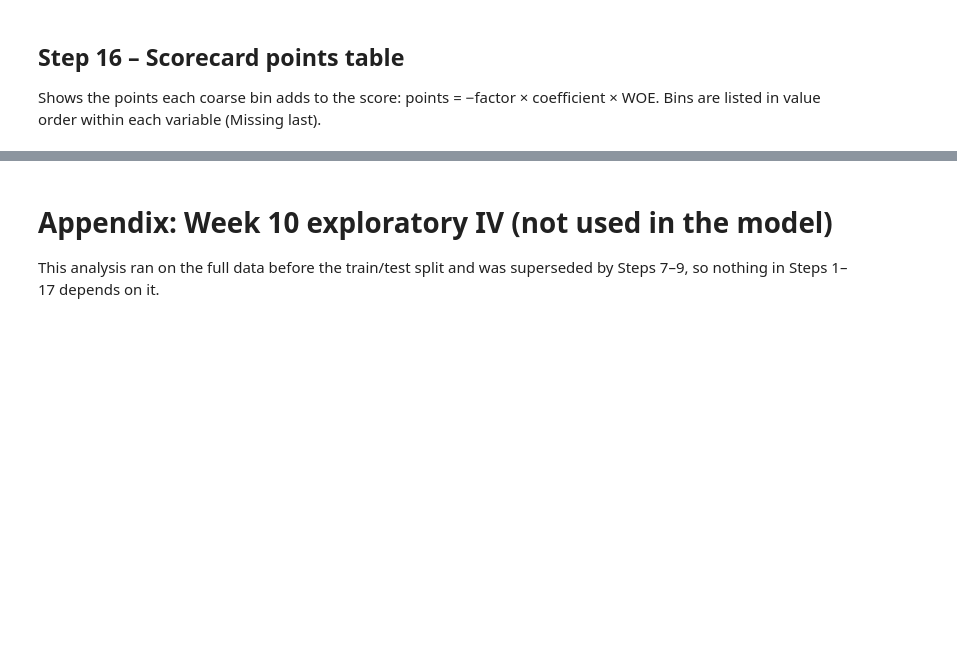
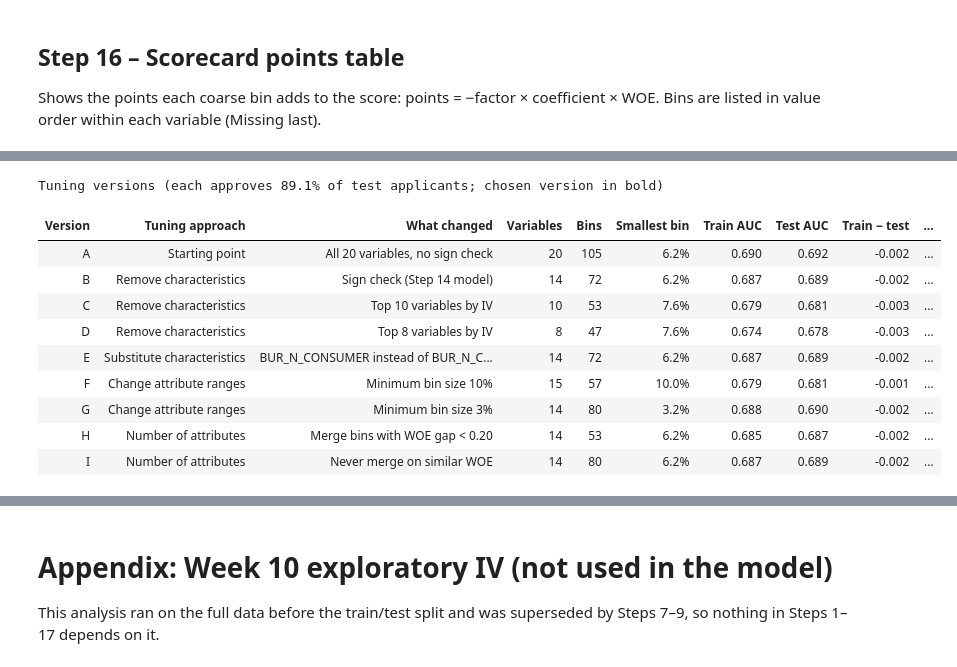
Before and after one commit to raykeat/fin-analytics-proj, a Jupyter notebook: is453_project_new.ipynb, the cells around one changed output, grey strips where cells are left out. Saved outputs shown, nothing was run; the diff lists cells and outputs as text; code cells hidden in the pictures; blank space fills up the shorter version.

```diff
--- a/is453_project_new.ipynb
+++ b/is453_project_new.ipynb
@@ -1269,0 +1368,78 @@ Base points: 580.1
+# %%
+def tune_build(features, min_bin_pct=0.05, woe_gap=0.05):
+    """Coarse-class and WOE-encode a list of variables with the Step 12 rules, using different settings."""
+    results = {f: coarse_class(fine_info[f]['fine_groups'], fine_info[f]['model'], n_train,
+                               min_bin_pct=min_bin_pct, woe_gap=woe_gap) for f in features}
+    kept = sorted([f for f in features if results[f]['status'] == 'Kept'], key=lambda f: -results[f]['coarse_iv'])
+    tr, te = pd.DataFrame(index=train_df.index), pd.DataFrame(index=test_df.index)
+    for f in kept:
+        woe_by_id = {i: g['woe'] for g in results[f]['groups'] for i in g['ids']}
+        tr[f] = fine_info[f]['train_ids'].map(woe_by_id)
+        te[f] = fine_info[f]['test_ids'].map(woe_by_id).fillna(0.0)
+    return results, kept, tr, te
+
+
+def tune_fit(features, tr, fix_signs=True):
+    """Fit logistic regression; if fix_signs, apply the Step 14 rule (remove the most positive coefficient, refit)."""
+    features = list(features)
+    while True:
+        model = LogisticRegression(solver='liblinear', max_iter=1000, random_state=453).fit(tr[features], train_df['TARGET'])
+        coefs = pd.Series(model.coef_[0], index=features)
+        if not fix_signs or (coefs <= 0).all():
+            return features, model
+        features.remove(coefs.idxmax())
+
+
+approval_rate = float((np.asarray(test_score) >= cutoff_score).mean())     # share approved by the final model at cutoff 560
+
+
+def tune_row(version, method, change, pool, min_bin_pct=0.05, woe_gap=0.05, fix_signs=True, top_n=None):
+    results, kept, tr, te = tune_build(pool, min_bin_pct, woe_gap)
+    features, model = tune_fit(kept, tr, fix_signs)
+    if top_n:                                   # keep the top N by coarse IV from the sign-checked list, then refit
+        features, model = tune_fit(features[:top_n], tr, fix_signs)
+    p_tr, p_te = model.predict_proba(tr[features])[:, 1], model.predict_proba(te[features])[:, 1]
+    approved = p_te <= np.quantile(p_te, approval_rate)
+    auc_tr, auc_te = roc_auc_score(train_df['TARGET'], p_tr), roc_auc_score(test_df['TARGET'], p_te)
+    smallest = min(results[f]['min_bin_pct'] for f in features)
+    positives = int((model.coef_[0] > 0).sum())
+    return {'Version': version, 'Tuning approach': method, 'What changed': change,
+            'Variables': len(features), 'Bins': sum(results[f]['n_bins'] for f in features),
+            'Smallest bin': smallest, 'Train AUC': auc_tr, 'Test AUC': auc_te, 'Train − test': auc_tr - auc_te,
+            'Defaulters approved': int(test_df['TARGET'][approved].sum()),
+            'Meets rules': 'Yes' if smallest >= 0.05 and positives == 0 else
+                           ('No: positive coefficients' if positives else 'No: bin under 5%')}
+
+
+swap_pool = [f for f in corr_survivors if f != 'BUR_N_CLOSED'] + ['BUR_N_CONSUMER']
+tuning_table = pd.DataFrame([
+    tune_row('A', 'Starting point', 'All 20 variables, no sign check', corr_survivors, fix_signs=False),
+    tune_row('B', 'Remove characteristics', 'Sign check (Step 14 model)', corr_survivors),
+    tune_row('C', 'Remove characteristics', 'Top 10 variables by IV', corr_survivors, top_n=10),
+    tune_row('D', 'Remove characteristics', 'Top 8 variables by IV', corr_survivors, top_n=8),
+    tune_row('E', 'Substitute characteristics', 'BUR_N_CONSUMER instead of BUR_N_CLOSED', swap_pool),
+    tune_row('F', 'Change attribute ranges', 'Minimum bin size 10%', corr_survivors, min_bin_pct=0.10),
+    tune_row('G', 'Change attribute ranges', 'Minimum bin size 3%', corr_survivors, min_bin_pct=0.03),
+    tune_row('H', 'Number of attributes', 'Merge bins with WOE gap < 0.20', corr_survivors, woe_gap=0.20),
+    tune_row('I', 'Number of attributes', 'Never merge on similar WOE', corr_survivors, woe_gap=0.0),
+])
+display(tuning_table.style
+        .format({'Smallest bin': '{:.1%}', 'Train AUC': '{:.3f}', 'Test AUC': '{:.3f}', 'Train − test': '{:+.3f}', 'Defaulters approved': '{:,}'})
+        .apply(lambda row: ['font-weight: bold' if row['Version'] == 'B' else ''] * len(row), axis=1)
+        .hide(axis='index').set_caption(f'Tuning versions (each approves {approval_rate:.1%} of test applicants; chosen version in bold)'))
+
+# The chosen version must be the model already fitted in Step 14 (used by Steps 15, 16 and 19)
+chosen = tuning_table.set_index('Version').loc['B']
+assert chosen['Variables'] == len(final_features) and np.isclose(chosen['Test AUC'], test_auc)
+# %% [output]
+Tuning versions (each approves 89.1% of test applicants; chosen version in bold)
+| Version | Tuning approach | What changed | Variables | Bins | Smallest bin | Train AUC | Test AUC | Train − test | ... |
+| A | Starting point | All 20 variables, no sign check | 20 | 105 | 6.2% | 0.690 | 0.692 | -0.002 | ... |
+| B | Remove characteristics | Sign check (Step 14 model) | 14 | 72 | 6.2% | 0.687 | 0.689 | -0.002 | ... |
+| C | Remove characteristics | Top 10 variables by IV | 10 | 53 | 7.6% | 0.679 | 0.681 | -0.003 | ... |
+| D | Remove characteristics | Top 8 variables by IV | 8 | 47 | 7.6% | 0.674 | 0.678 | -0.003 | ... |
+| E | Substitute characteristics | BUR_N_CONSUMER instead of BUR_N_C... | 14 | 72 | 6.2% | 0.687 | 0.689 | -0.002 | ... |
+| F | Change attribute ranges | Minimum bin size 10% | 15 | 57 | 10.0% | 0.679 | 0.681 | -0.001 | ... |
+| G | Change attribute ranges | Minimum bin size 3% | 14 | 80 | 3.2% | 0.688 | 0.690 | -0.002 | ... |
+| H | Number of attributes | Merge bins with WOE gap < 0.20 | 14 | 53 | 6.2% | 0.685 | 0.687 | -0.002 | ... |
+| I | Number of attributes | Never merge on similar WOE | 14 | 80 | 6.2% | 0.687 | 0.689 | -0.002 | ... |
```
Also changed, not shown: parts of 16 cells of this notebook.
